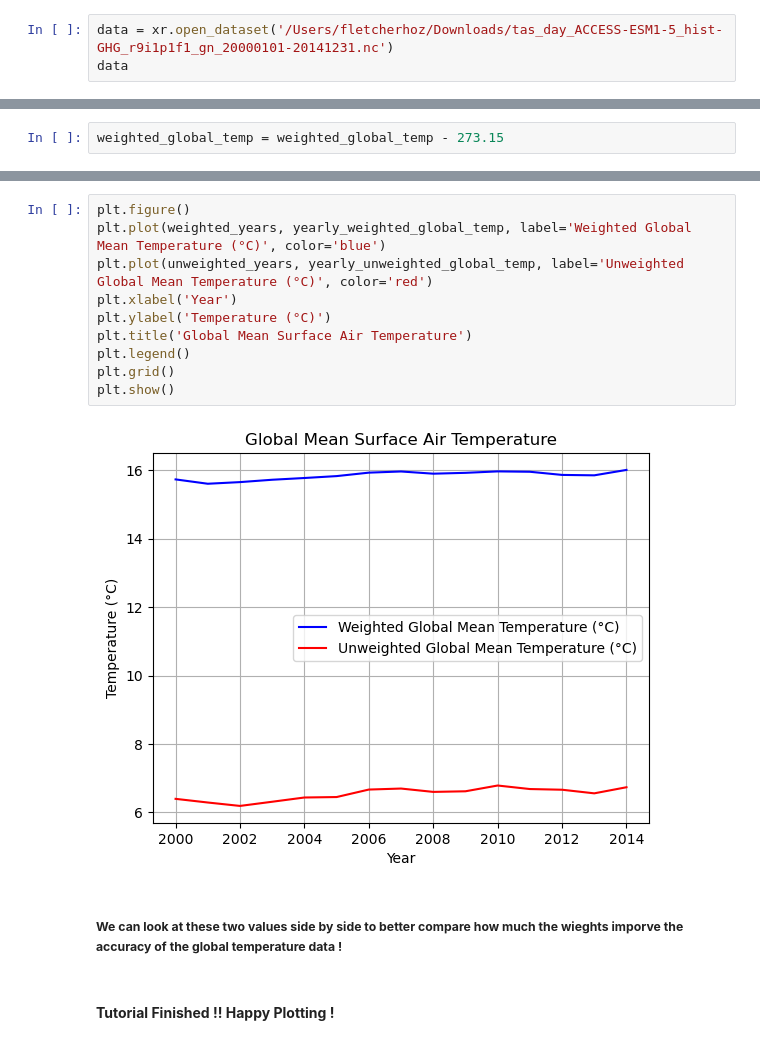
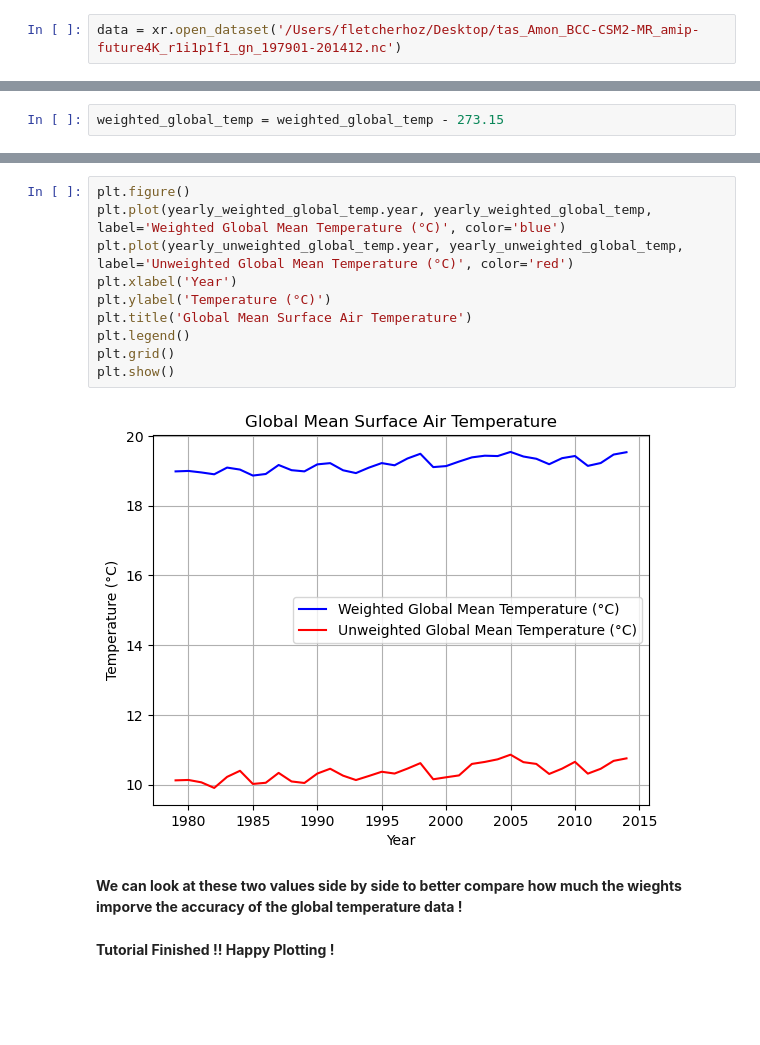
Before and after one commit to climate-datalab/Getting-Started-Tutorials, a Jupyter notebook: Weight Grid Cells + Plot Global Average.ipynb, the cells around one changed output, grey strips where cells are left out. Drawn from its saved outputs; the diff is of its cells as text; blank space fills up the shorter version.

```diff
--- a/Weight Grid Cells + Plot Global Average.ipynb
+++ b/Weight Grid Cells + Plot Global Average.ipynb
@@ -53,5 +69,4 @@ import numpy as np
 - ##### `xr.open_dataset` will open our netcdf file into jupyter notebook
 - ##### `data` will open our data set and depict our climate data information
 # %%
-data = xr.open_dataset('/Users/fletcherhoz/Downloads/tas_day_ACCESS-ESM1-5_hist-GHG_r9i1p1f1_gn_20000101-20141231.nc')
-data
+data = xr.open_dataset('/Users/fletcherhoz/Desktop/tas_Amon_BCC-CSM2-MR_amip-future4K_r1i1p1f1_gn_197901-201412.nc')
@@ -182,16 +183,16 @@ plt.show()
 # %%
 plt.figure()
-plt.plot(weighted_years, yearly_weighted_global_temp, label='Weighted Global Mean Temperature (°C)', color='blue')
-plt.plot(unweighted_years, yearly_unweighted_global_temp, label='Unweighted Global Mean Temperature (°C)', color='red')
+plt.plot(yearly_weighted_global_temp.year, yearly_weighted_global_temp, label='Weighted Global Mean Temperature (°C)', color='blue')
+plt.plot(yearly_unweighted_global_temp.year, yearly_unweighted_global_temp, label='Unweighted Global Mean Temperature (°C)', color='red')
 plt.xlabel('Year')
 plt.ylabel('Temperature (°C)')
 plt.title('Global Mean Surface Air Temperature')
 plt.legend()
 plt.grid()
 plt.show()
 # %% [output]
-[figure, old version]
+[figure, new version]
 # %% [markdown]
-##### __We can look at these two values side by side to better compare how much the wieghts imporve the accuracy of the global temperature data !__
+__We can look at these two values side by side to better compare how much the wieghts imporve the accuracy of the global temperature data !__
 # %% [markdown]
-#### __Tutorial Finished !! Happy Plotting !__
+__Tutorial Finished !! Happy Plotting !__
```
Also changed, not shown: parts of 21 cells of this notebook.
